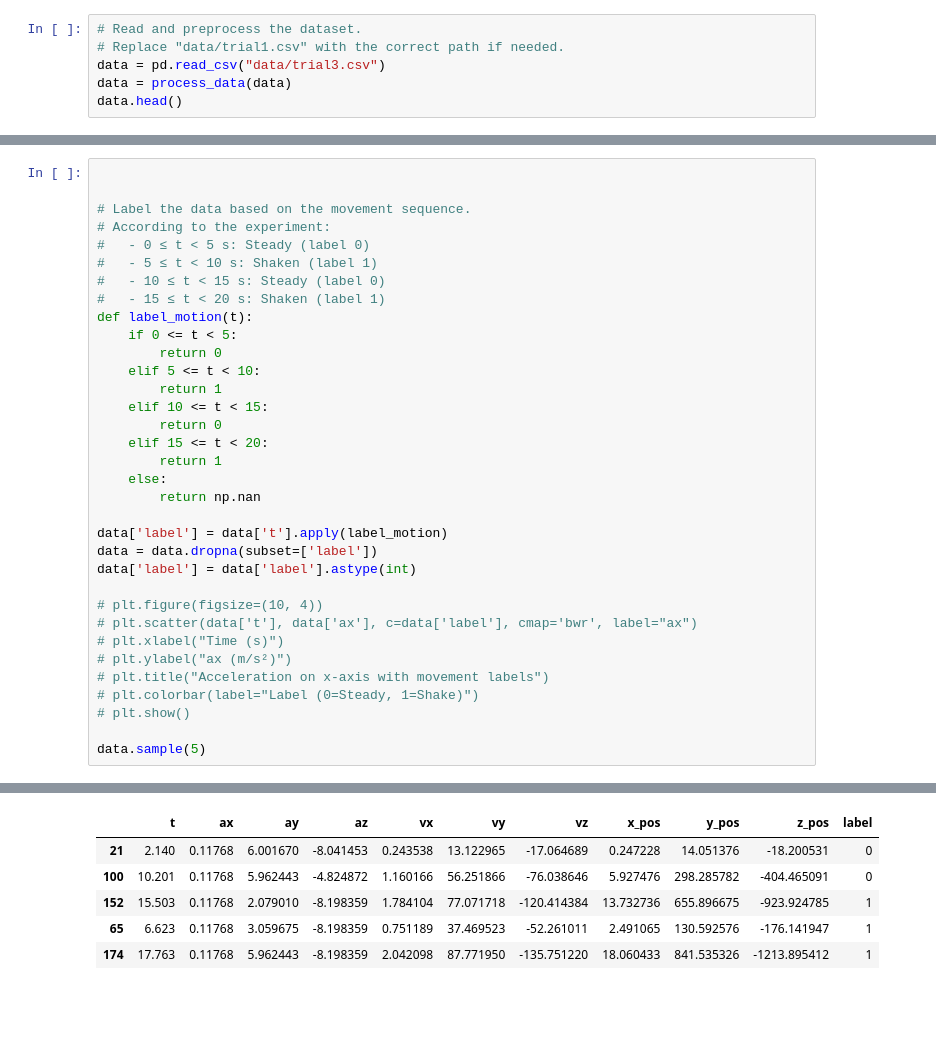
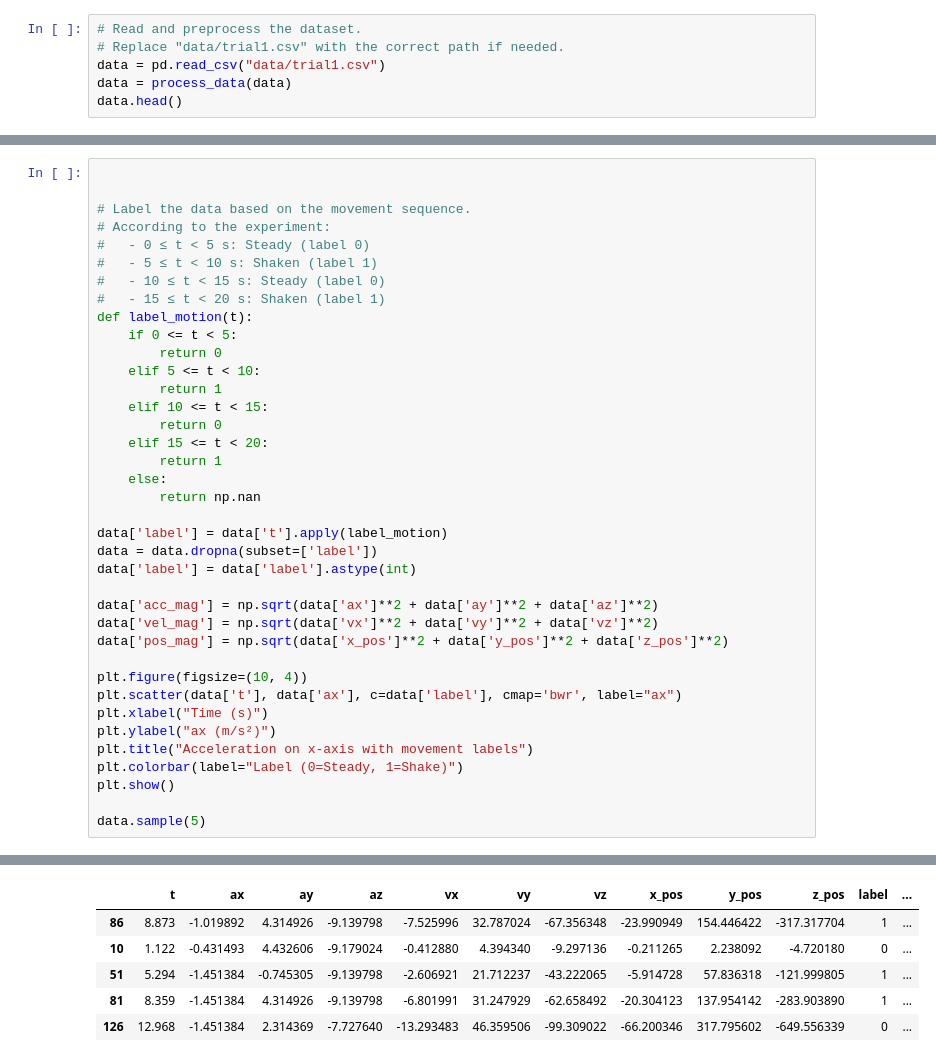
Before and after one commit to pl8n4/microbit-accelerometer-classifier, a Jupyter notebook: analysis.ipynb, the cells around one changed output, grey strips where cells are left out. Saved outputs shown, nothing was run; the diff lists cells and outputs as text; blank space fills up the shorter version.

```diff
--- a/analysis.ipynb
+++ b/analysis.ipynb
@@ -47,7 +49,7 @@ def process_data(data):
 # %%
 # Read and preprocess the dataset.
 # Replace "data/trial1.csv" with the correct path if needed.
-data = pd.read_csv("data/trial3.csv")
+data = pd.read_csv("data/trial1.csv")
 data = process_data(data)
 data.head()
 # %% [output]
@@ -92,13 +96,17 @@ data['label'] = data['t'].apply(label_motion)
 data = data.dropna(subset=['label'])
 data['label'] = data['label'].astype(int)
 
-# plt.figure(figsize=(10, 4))
-# plt.scatter(data['t'], data['ax'], c=data['label'], cmap='bwr', label="ax")
-# plt.xlabel("Time (s)")
-# plt.ylabel("ax (m/s²)")
-# plt.title("Acceleration on x-axis with movement labels")
-# plt.colorbar(label="Label (0=Steady, 1=Shake)")
-# plt.show()
+data['acc_mag'] = np.sqrt(data['ax']**2 + data['ay']**2 + data['az']**2)
+data['vel_mag'] = np.sqrt(data['vx']**2 + data['vy']**2 + data['vz']**2)
+data['pos_mag'] = np.sqrt(data['x_pos']**2 + data['y_pos']**2 + data['z_pos']**2)
+
+plt.figure(figsize=(10, 4))
+plt.scatter(data['t'], data['ax'], c=data['label'], cmap='bwr', label="ax")
+plt.xlabel("Time (s)")
+plt.ylabel("ax (m/s²)")
+plt.title("Acceleration on x-axis with movement labels")
+plt.colorbar(label="Label (0=Steady, 1=Shake)")
+plt.show()
 
 data.sample(5)
 # %% [output]
@@ -105,7 +114,7 @@ data.sample(5)
-|  | t | ax | ay | az | vx | vy | vz | x_pos | y_pos | z_pos | label |
-| 21 | 2.140 | 0.11768 | 6.001670 | -8.041453 | 0.243538 | 13.122965 | -17.064689 | 0.247228 | 14.051376 | -18.200531 | 0 |
-| 100 | 10.201 | 0.11768 | 5.962443 | -4.824872 | 1.160166 | 56.251866 | -76.038646 | 5.927476 | 298.285782 | -404.465091 | 0 |
-| 152 | 15.503 | 0.11768 | 2.079010 | -8.198359 | 1.784104 | 77.071718 | -120.414384 | 13.732736 | 655.896675 | -923.924785 | 1 |
-| 65 | 6.623 | 0.11768 | 3.059675 | -8.198359 | 0.751189 | 37.469523 | -52.261011 | 2.491065 | 130.592576 | -176.141947 | 1 |
-| 174 | 17.763 | 0.11768 | 5.962443 | -8.198359 | 2.042098 | 87.771950 | -135.751220 | 18.060433 | 841.535326 | -1213.895412 | 1 |
+|  | t | ax | ay | az | vx | vy | vz | x_pos | y_pos | z_pos | label | ... |
+| 86 | 8.873 | -1.019892 | 4.314926 | -9.139798 | -7.525996 | 32.787024 | -67.356348 | -23.990949 | 154.446422 | -317.317704 | 1 | ... |
+| 10 | 1.122 | -0.431493 | 4.432606 | -9.179024 | -0.412880 | 4.394340 | -9.297136 | -0.211265 | 2.238092 | -4.720180 | 0 | ... |
+| 51 | 5.294 | -1.451384 | -0.745305 | -9.139798 | -2.606921 | 21.712237 | -43.222065 | -5.914728 | 57.836318 | -121.999805 | 1 | ... |
+| 81 | 8.359 | -1.451384 | 4.314926 | -9.139798 | -6.801991 | 31.247929 | -62.658492 | -20.304123 | 137.954142 | -283.903890 | 1 | ... |
+| 126 | 12.968 | -1.451384 | 2.314369 | -7.727640 | -13.293483 | 46.359506 | -99.309022 | -66.200346 | 317.795602 | -649.556339 | 0 | ... |
 # %%
```
Also changed, not shown: parts of 6 cells of this notebook.
